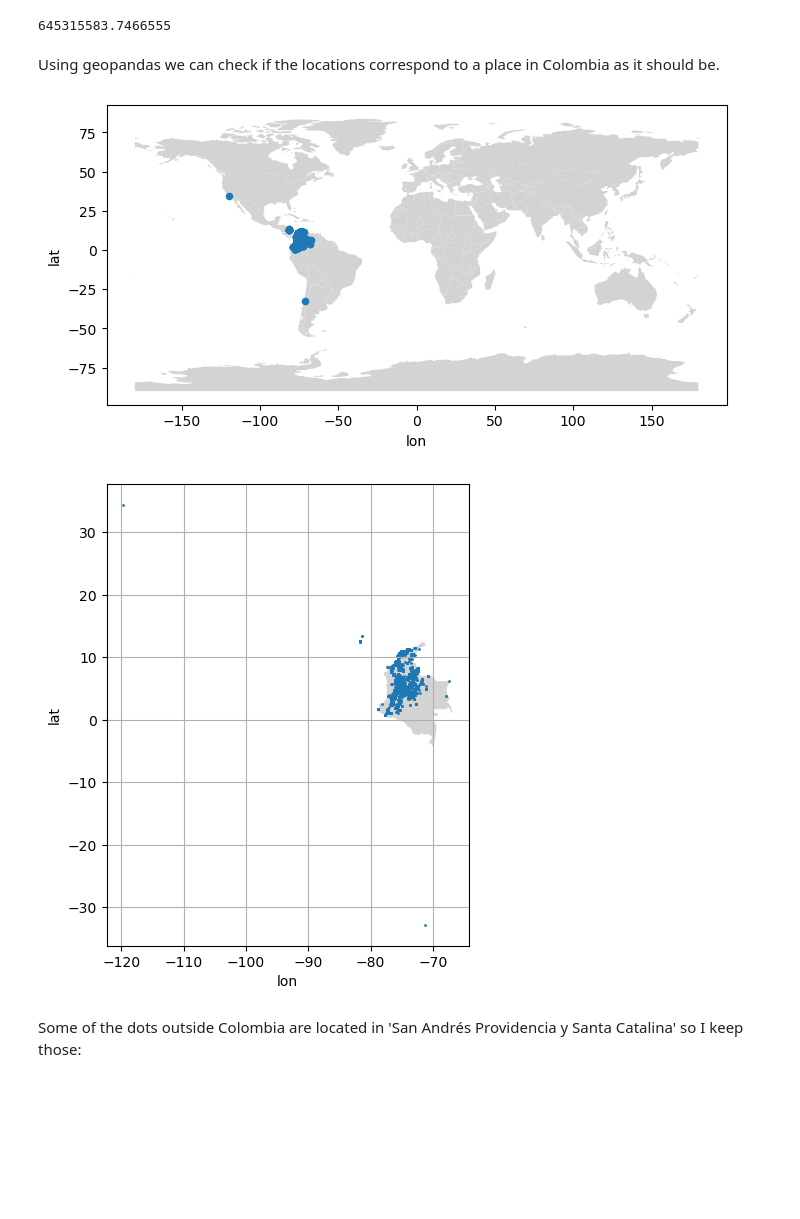
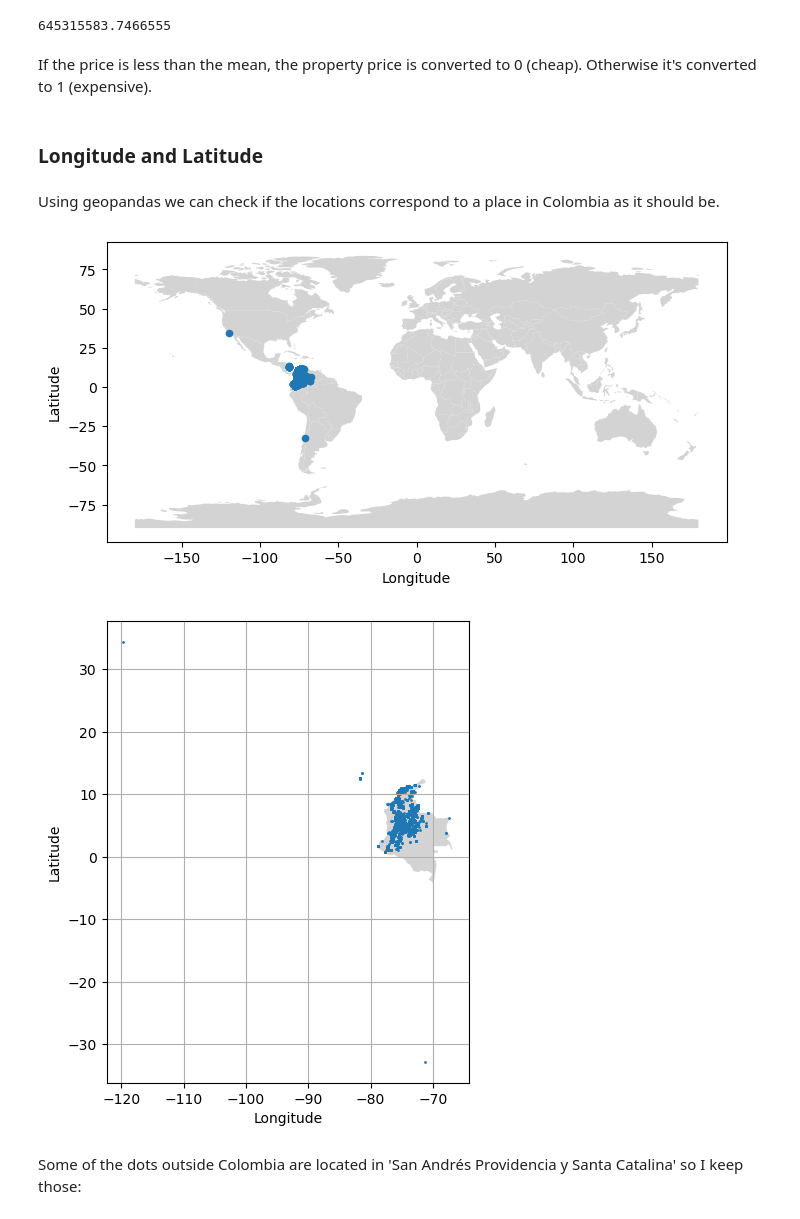
Before and after one commit to julicaro31/JULIA-CARO-DS4-PI_ML, a Jupyter notebook: ML_model.ipynb, the cells around one changed output. Cells and saved outputs as stored; diff of their text form; code cells hidden in the pictures; blank space fills up the shorter version.

```diff
--- a/ML_model.ipynb
+++ b/ML_model.ipynb
@@ -13,6 +15,4 @@ import seaborn as sns
 # %% [markdown]
 First, the train data is imported using Pandas library. There's one file for the training set and one for the test set.
 # %%
-train_path = os.path.join(os.getcwd(),'data','properties_colombia_train.csv')
+df_train = pd.read_csv(os.path.join(os.getcwd(),'data','properties_colombia_train.csv'))
-# %%
-df_train = pd.read_csv(train_path)
@@ -21,3 +19 @@ The model will be supervised and the target value is the price of the property,
-# %%
-df_train.dropna(subset='price',inplace=True)
 # %%
@@ -54,3 +62,5 @@ price_mean = df_train.price.mean()
 print(price_mean)
 # %% [output]
 645315583.7466555
+# %% [markdown]
+If the price is less than the mean, the property price is converted to 0 (cheap). Otherwise it's converted to 1 (expensive).
@@ -57,3 +69,5 @@ print(price_mean)
+# %% [markdown]
+### Longitude and Latitude
 # %% [markdown]
 Using geopandas we can check if the locations correspond to a place in Colombia as it should be.
 # %%
@@ -61,13 +75,14 @@ countries = gpd.read_file(gpd.datasets.get_path("naturalearth_lowres"))
 # %%
 fig, ax = plt.subplots(figsize=(8,6))
 
 countries.plot(color="lightgrey",ax=ax)
 
 df_train.plot(x="lon", y="lat", kind="scatter",ax=ax)
-
+plt.xlabel('Longitude')
+plt.ylabel('Latitude')
 plt.show()
 # %% [output]
-[figure, old version]
+[figure, new version]
 # %%
 fig, ax = plt.subplots(figsize=(8,6))
 
@@ -76,10 +91,11 @@ countries[countries["name"] == "Colombia"].plot(color="lightgrey",ax=ax)
 df_train.plot(x="lon", y="lat", kind="scatter",ax=ax,s=1)
 
 ax.grid(alpha=1)
-
+plt.xlabel('Longitude')
+plt.ylabel('Latitude')
 plt.show()
 # %% [output]
-[figure, old version]
+[figure, new version]
 # %% [markdown]
 Some of the dots outside Colombia are located in 'San Andrés Providencia y Santa Catalina' so I keep those:
 # %%
```
Also changed, not shown: parts of 119 cells of this notebook, 2 other files.
